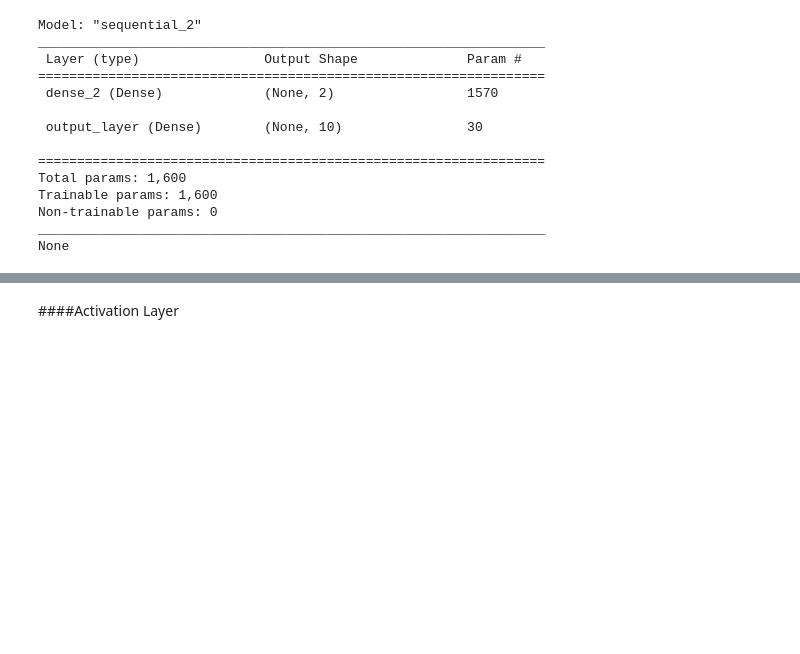
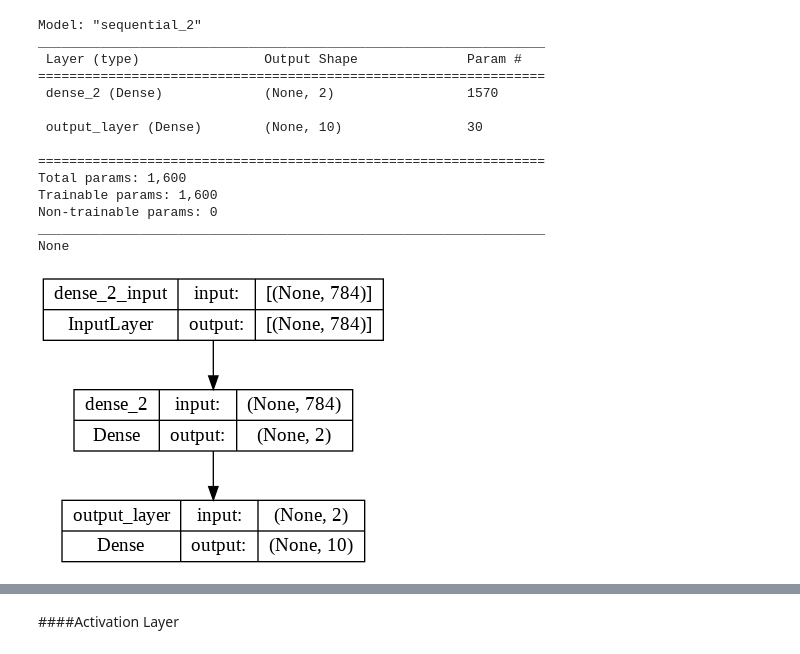
Before and after one commit to alawrence30/Deep-Learning, a Jupyter notebook: MSDS458_Assignment_01_v26_2.ipynb, the cells around one changed output, grey strips where cells are left out. Saved outputs shown, nothing was run; the diff lists cells and outputs as text; code cells hidden in the pictures; blank space fills up the shorter version.

```diff
--- a/MSDS458_Assignment_01_v26_2.ipynb
+++ b/MSDS458_Assignment_01_v26_2.ipynb
@@ -558,6 +568,10 @@ Trainable params: 1,600
 Non-trainable params: 0
 _________________________________________________________________
 None
+# %%
+keras.utils.plot_model(model_2, "mnist_model.png", show_shapes=True)
+# %% [output]
+[figure, added]
 # %%
 ## Compile
 
```
Also changed, not shown: parts of 116 cells of this notebook.
